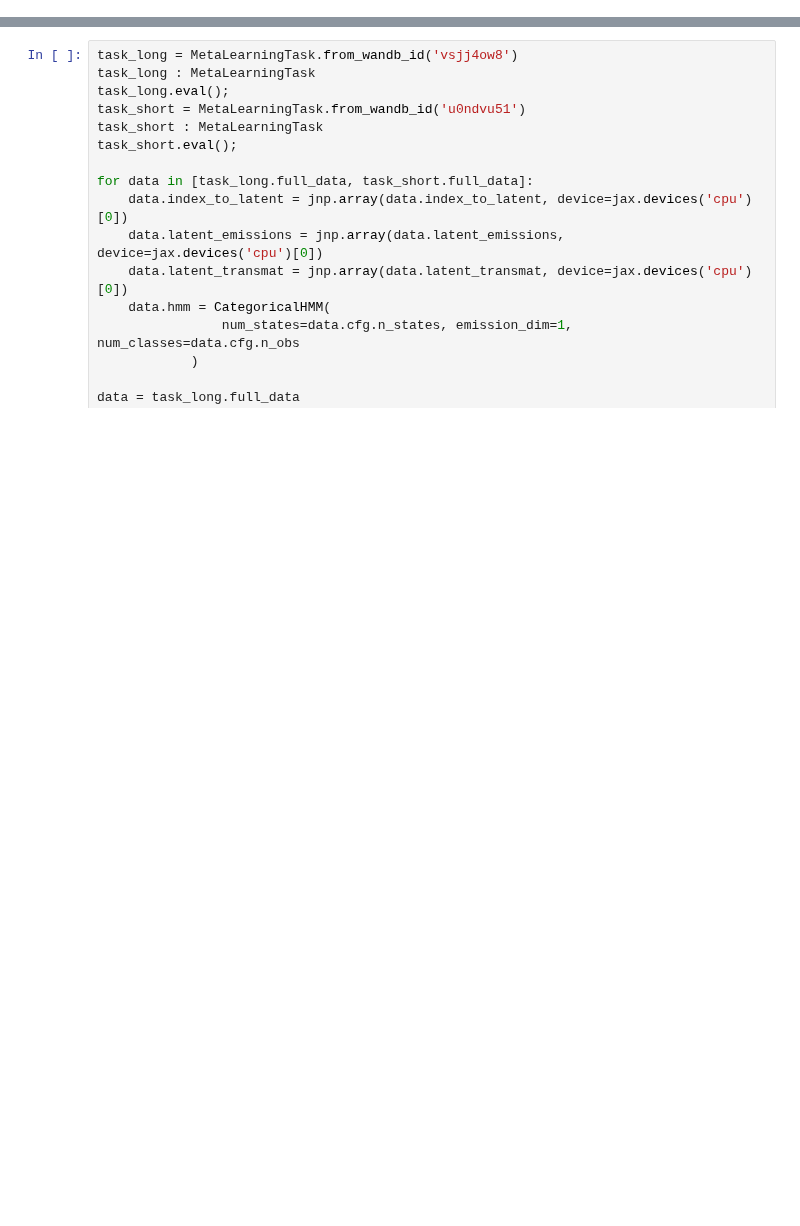
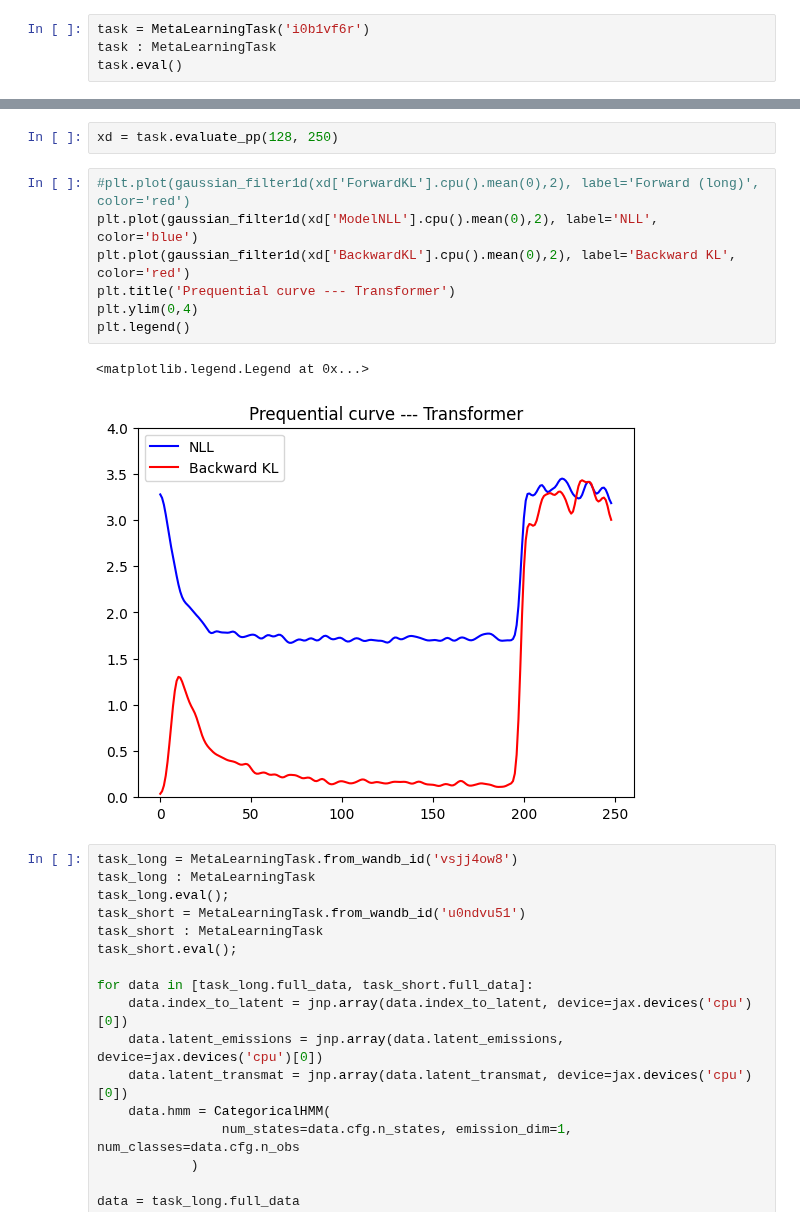
Before and after one commit to leogagnon/latent_control, a Jupyter notebook: notebooks/sandbox.ipynb, the cells around one changed output, grey strips where cells are left out. Cells and saved outputs as stored; diff of their text form; blank space fills up the shorter version.

```diff
--- a/notebooks/sandbox.ipynb
+++ b/notebooks/sandbox.ipynb
@@ -98,0 +71,4 @@ from scipy.ndimage import gaussian_filter1d
+# %%
+task = MetaLearningTask('i0b1vf6r')
+task : MetaLearningTask
+task.eval()
@@ -99,3 +96,15 @@ from scipy.ndimage import gaussian_filter1d
+# %%
+xd = task.evaluate_pp(128, 250)
+# %%
+#plt.plot(gaussian_filter1d(xd['ForwardKL'].cpu().mean(0),2), label='Forward (long)', color='red')
+plt.plot(gaussian_filter1d(xd['ModelNLL'].cpu().mean(0),2), label='NLL', color='blue')
+plt.plot(gaussian_filter1d(xd['BackwardKL'].cpu().mean(0),2), label='Backward KL', color='red')
+plt.title('Prequential curve --- Transformer')
+plt.ylim(0,4)
+plt.legend()
+# %% [output]
+<matplotlib.legend.Legend at 0x...>
+[figure, added]
 # %%
 task_long = MetaLearningTask.from_wandb_id('vsjj4ow8')
 task_long : MetaLearningTask
```
Also changed, not shown: parts of 6 cells of this notebook, 5 other files.
